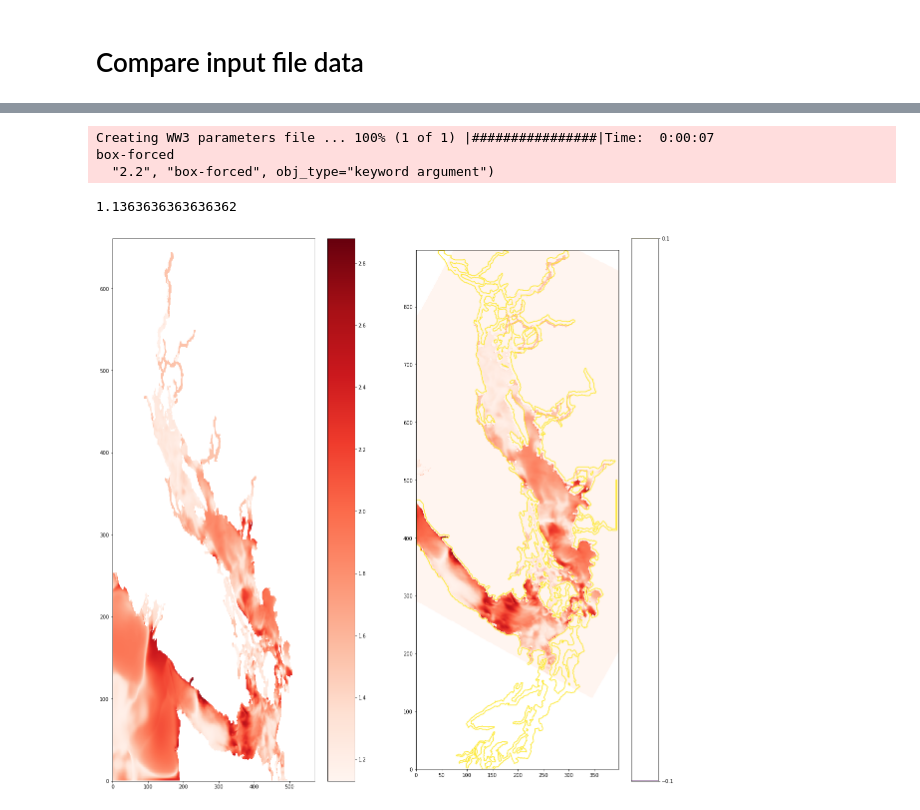
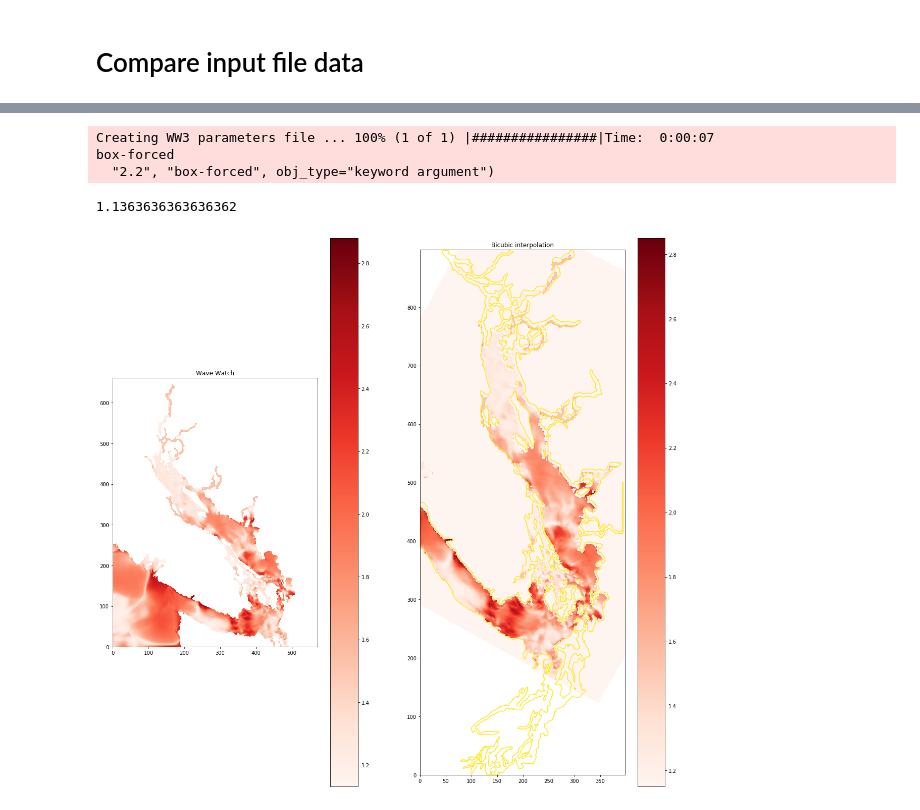
Before and after one commit to ambhudia/analysis-ashutosh, a Jupyter notebook: Interpolate_ww3.ipynb, the cells around one changed output, grey strips where cells are left out. Cells and saved outputs as stored; diff of their text form; code cells hidden in the pictures.

```diff
--- a/Interpolate_ww3.ipynb
+++ b/Interpolate_ww3.ipynb
@@ -31,6 +23,6 @@ for wave_file in bar(wave_files):
     xi = (NEMO_grid.latitude.values, NEMO_grid.longitude.values)
     mean_wave_array = WW3.t02.values
     data =  mean_wave_array[0].ravel()
-    mean_wave = griddata(points,data, xi, method='linear')
+    mean_wave1 = griddata(points,data, xi, method='linear')
 mask = xr.open_dataset('https://salishsea.eos.ubc.ca/erddap/griddap/ubcSSn2DMeshMaskV17-02').tmaskutil.isel(time = 0).values
 # %% [output]
@@ -40,9 +32,12 @@ fig = plt.figure(figsize = (20,20) )
 ax = plt.subplot(1,2,1)
 plt.pcolormesh(mean_wave_array[0], cmap = 'Reds')
 plt.colorbar()
+plt.title('Wave Watch')
 ax1 = plt.subplot(1,2,2)
-plt.pcolormesh(mean_wave, cmap = 'Reds')
+plt.pcolormesh(mean_wave1, cmap = 'Reds')
+plt.colorbar()
 plt.contour(mask, levels = [-0.1, 0.1])
-plt.colorbar()
+plt.title('Bilinear interp')
 viz_tools.set_aspect(ax1)
+viz_tools.set_aspect(ax)
 # %% [output]
@@ -51,35 +49,36 @@ viz_tools.set_aspect(ax1)
 wave_files = ['temp/ww3test.nc']
 dirname = 'temp/'
 
 
 bar = utilities.statusbar('Creating WW3 parameters file ...', maxval = len(wave_files))
 for wave_file in bar(wave_files):
     # load WW3 netcdf source file using xarray
     WW3 = xr.open_dataset(wave_file)
     NEMO_grid = xr.open_dataset('https://salishsea.eos.ubc.ca/erddap/griddap/ubcSSnBathymetryV17-02')
     lat_lon_mesh = np.meshgrid(WW3.MAPSTA.latitude.values, WW3.MAPSTA.longitude.values)
     points = np.array([lat_lon_mesh[0].T.ravel(), lat_lon_mesh[1].T.ravel()-360]).T
     xi = (NEMO_grid.latitude.values, NEMO_grid.longitude.values)
     mean_wave_array = WW3.t02.values
     data =  np.nan_to_num(mean_wave_array[0].ravel())
     mean_wave = griddata(points,data, xi, method='cubic')
     mask = xr.open_dataset('https://salishsea.eos.ubc.ca/erddap/griddap/ubcSSn2DMeshMaskV17-02').tmaskutil.isel(time = 0).values
-    cond = [mask == 0,  mask == 1]
+
 
 fig = plt.figure(figsize = (20,20) )
 ax = plt.subplot(1,2,1)
 plt.pcolormesh(mean_wave_array[0], cmap = 'Reds')
-
+plt.title('Wave Watch')
 plt.colorbar()
 ax1 = plt.subplot(1,2,2)
 plt.pcolormesh(mean_wave, cmap = 'Reds', vmin = 1.15, vmax = 2.85)
+plt.colorbar()
+plt.title('Bicubic interpolation')
 plt.contour(mask, levels = [-0.1, 0.1])
-plt.colorbar()
-
+viz_tools.set_aspect(ax)
 viz_tools.set_aspect(ax1)
 # %% [output]
 Creating WW3 parameters file ... 100% (1 of 1) |################|Time:  0:00:07
 box-forced
   "2.2", "box-forced", obj_type="keyword argument")
 1.1363636363636362
-[figure, old version]
+[figure, new version]
```
Also changed, not shown: parts of 20 cells of this notebook, 3 other files.
